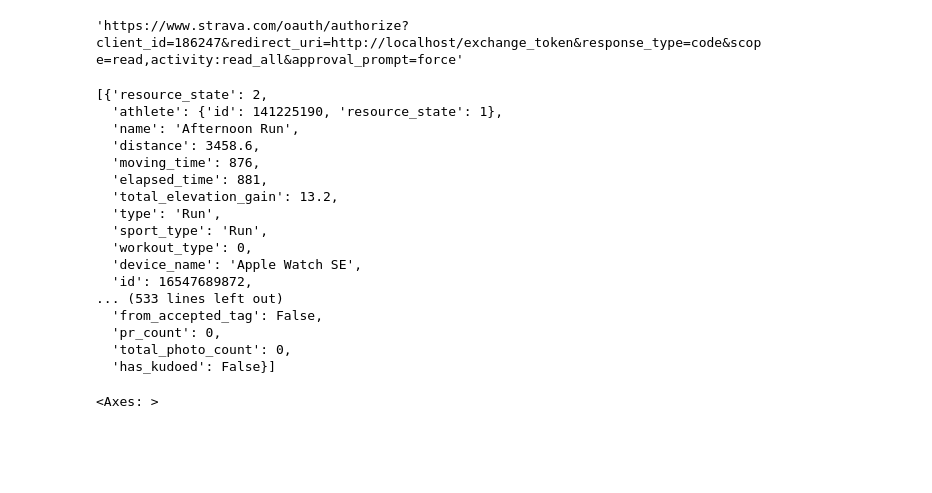
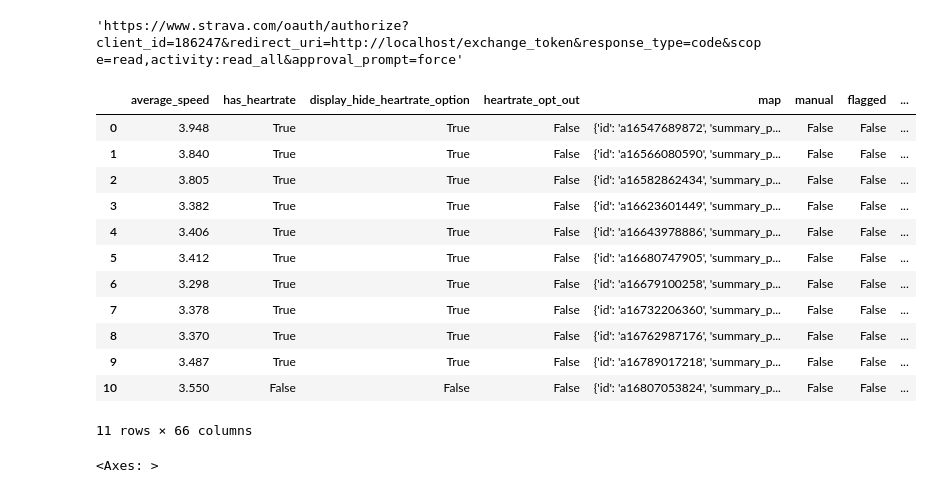
Before and after one commit to benstager/strava, a Jupyter notebook: strava.ipynb, the cells around one changed output. Saved outputs shown, nothing was run; the diff lists cells and outputs as text; code cells hidden in the pictures; blank space fills up the shorter version.

```diff
--- a/strava.ipynb
+++ b/strava.ipynb
@@ -96,26 +172,22 @@ test_obj.read_all_url
 # %% [output]
 'https://www.strava.com/oauth/authorize?client_id=186247&redirect_uri=http://localhost/exchange_token&response_type=code&scope=read,activity:read_all&approval_prompt=force'
 # %%
-test_obj.code = '22b2bdd399ad378cae82d0ebb5d800637d9080bb'
+test_obj.code = '18d0a07cebd35843c9fac3609961bf7cd19aabe2'
 # %%
 test_obj.connect()
-# %%
-test_obj.make_request(page=1, per_page=10)
-# %% [output]
-[{'resource_state': 2,
-  'athlete': {'id': 141225190, 'resource_state': 1},
-  'name': 'Afternoon Run',
-  'distance': 3458.6,
-  'moving_time': 876,
-  'elapsed_time': 881,
-  'total_elevation_gain': 13.2,
-  'type': 'Run',
-  'sport_type': 'Run',
-  'workout_type': 0,
-  'device_name': 'Apple Watch SE',
-  'id': 16547689872,
-... (533 lines left out)
-  'from_accepted_tag': False,
-  'pr_count': 0,
-  'total_photo_count': 0,
-  'has_kudoed': False}]
+# %%
+test_obj.refresh_dataset(max_lookback=30)
+# %% [output]
+|  | average_speed | has_heartrate | display_hide_heartrate_option | heartrate_opt_out | map | manual | flagged | ... |
+| 0 | 3.948 | True | True | False | {'id': 'a16547689872', 'summary_p... | False | False | ... |
+| 1 | 3.840 | True | True | False | {'id': 'a16566080590', 'summary_p... | False | False | ... |
+| 2 | 3.805 | True | True | False | {'id': 'a16582862434', 'summary_p... | False | False | ... |
+| 3 | 3.382 | True | True | False | {'id': 'a16623601449', 'summary_p... | False | False | ... |
+| 4 | 3.406 | True | True | False | {'id': 'a16643978886', 'summary_p... | False | False | ... |
+| 5 | 3.412 | True | True | False | {'id': 'a16680747905', 'summary_p... | False | False | ... |
+| 6 | 3.298 | True | True | False | {'id': 'a16679100258', 'summary_p... | False | False | ... |
+| 7 | 3.378 | True | True | False | {'id': 'a16732206360', 'summary_p... | False | False | ... |
+| 8 | 3.370 | True | True | False | {'id': 'a16762987176', 'summary_p... | False | False | ... |
+| 9 | 3.487 | True | True | False | {'id': 'a16789017218', 'summary_p... | False | False | ... |
+| 10 | 3.550 | False | False | False | {'id': 'a16807053824', 'summary_p... | False | False | ... |
+11 rows × 66 columns
```
Also changed, not shown: parts of 20 cells of this notebook.
